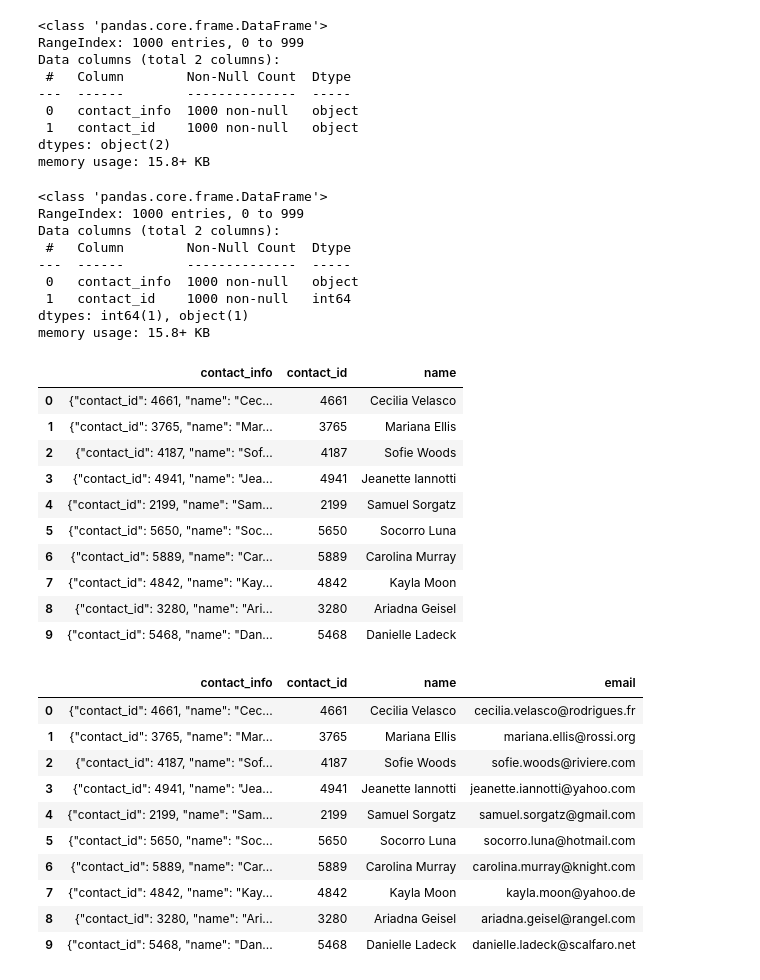
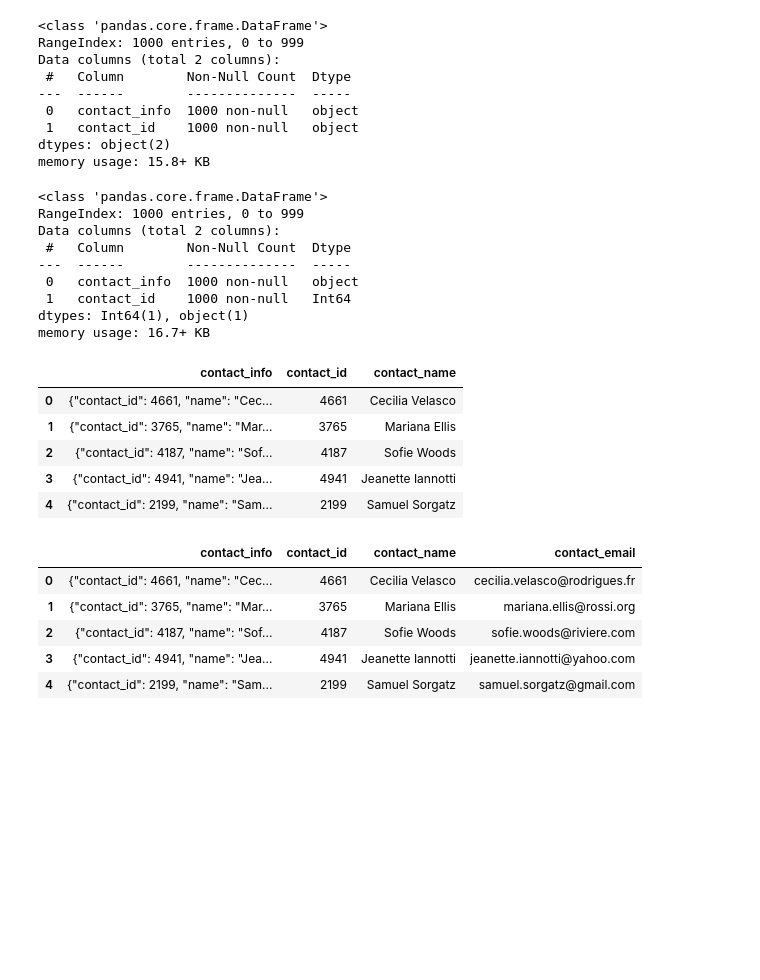
Before and after one commit to AlexanderMBates/Project2---datacamp, a Jupyter notebook: ETL_Mini_Project_Starter_Code_AMB.ipynb, the cells around one changed output. Saved outputs shown, nothing was run; the diff lists cells and outputs as text; code cells hidden in the pictures; blank space fills up the shorter version.

```diff
--- a/ETL_Mini_Project_Starter_Code_AMB.ipynb
+++ b/ETL_Mini_Project_Starter_Code_AMB.ipynb
@@ -462,0 +455,18 @@ contact_info_df_copy.head()
+# %%
+# Extract the four-digit contact ID number.
+contact_info_df_cols = contact_info_df_copy.columns.to_list()
+contact_info_df_cols[0]
+
+# Get each row into a list.
+contact_info_list = contact_info_df_copy.values.tolist()
+
+# Split the values of the first row in the list on the non-word character.
+contact_info_digits = []
+for item in range(len(contact_info_list)):
+    first_values = re.findall('[0-9]{4}', contact_info_list[item][0])
+    contact_info_digits.append(first_values[0])
+
+contact_info_digits
+
+contact_info_df_copy['contact_id'] = contact_info_digits
+contact_info_df_copy
@@ -474,6 +499,8 @@ dtypes: object(2)
 memory usage: 15.8+ KB
 # %%
 # Convert the "contact_id" column to an int64 data type.
+contact_info_df_copy["contact_id"]  = contact_info_df_copy["contact_id"].astype("Int64")
+contact_info_df_copy.info()
 # %% [output]
 <class 'pandas.core.frame.DataFrame'>
 RangeIndex: 1000 entries, 0 to 999
@@ -481,36 +508,30 @@ Data columns (total 2 columns):
  #   Column        Non-Null Count  Dtype
 ---  ------        --------------  -----
  0   contact_info  1000 non-null   object
- 1   contact_id    1000 non-null   int64
-dtypes: int64(1), object(1)
-memory usage: 15.8+ KB
+ 1   contact_id    1000 non-null   Int64
+dtypes: Int64(1), object(1)
+memory usage: 16.7+ KB
 # %%
 # Extract the name of the contact and add it to a new column.
+contact_info_df_copy['contact_name'] = contact_info_df_copy['contact_info'].str.extract('([A-Z][a-z]+\s[A-Z][a-z]+)')
+contact_info_df_copy.head()
 # %% [output]
-|  | contact_info | contact_id | name |
+|  | contact_info | contact_id | contact_name |
 | 0 | {"contact_id": 4661, "name": "Cec... | 4661 | Cecilia Velasco |
 | 1 | {"contact_id": 3765, "name": "Mar... | 3765 | Mariana Ellis |
 | 2 | {"contact_id": 4187, "name": "Sof... | 4187 | Sofie Woods |
 | 3 | {"contact_id": 4941, "name": "Jea... | 4941 | Jeanette Iannotti |
 | 4 | {"contact_id": 2199, "name": "Sam... | 2199 | Samuel Sorgatz |
-| 5 | {"contact_id": 5650, "name": "Soc... | 5650 | Socorro Luna |
-| 6 | {"contact_id": 5889, "name": "Car... | 5889 | Carolina Murray |
-| 7 | {"contact_id": 4842, "name": "Kay... | 4842 | Kayla Moon |
-| 8 | {"contact_id": 3280, "name": "Ari... | 3280 | Ariadna Geisel |
-| 9 | {"contact_id": 5468, "name": "Dan... | 5468 | Danielle Ladeck |
 # %%
 # Extract the email from the contacts and add the values to a new column.
+contact_info_df_copy['contact_email'] = contact_info_df_copy['contact_info'].str.extract('([a-zA-Z0-9._-]+@[a-zA-Z0-9._-]+\.[a-zA-Z0-9_-]+)')
+contact_info_df_copy.head()
 # %% [output]
-|  | contact_info | contact_id | name | email |
+|  | contact_info | contact_id | contact_name | contact_email |
 | 0 | {"contact_id": 4661, "name": "Cec... | 4661 | Cecilia Velasco | cecilia.velasco@rodrigues.fr |
 | 1 | {"contact_id": 3765, "name": "Mar... | 3765 | Mariana Ellis | mariana.ellis@rossi.org |
 | 2 | {"contact_id": 4187, "name": "Sof... | 4187 | Sofie Woods | sofie.woods@riviere.com |
 | 3 | {"contact_id": 4941, "name": "Jea... | 4941 | Jeanette Iannotti | jeanette.iannotti@yahoo.com |
 | 4 | {"contact_id": 2199, "name": "Sam... | 2199 | Samuel Sorgatz | samuel.sorgatz@gmail.com |
-| 5 | {"contact_id": 5650, "name": "Soc... | 5650 | Socorro Luna | socorro.luna@hotmail.com |
-| 6 | {"contact_id": 5889, "name": "Car... | 5889 | Carolina Murray | carolina.murray@knight.com |
-| 7 | {"contact_id": 4842, "name": "Kay... | 4842 | Kayla Moon | kayla.moon@yahoo.de |
-| 8 | {"contact_id": 3280, "name": "Ari... | 3280 | Ariadna Geisel | ariadna.geisel@rangel.com |
-| 9 | {"contact_id": 5468, "name": "Dan... | 5468 | Danielle Ladeck | danielle.ladeck@scalfaro.net |
 # %%
 # Create a copy of the contact_info_df with the 'contact_id', 'name', 'email' columns.
```
Also changed, not shown: parts of 9 cells of this notebook.
